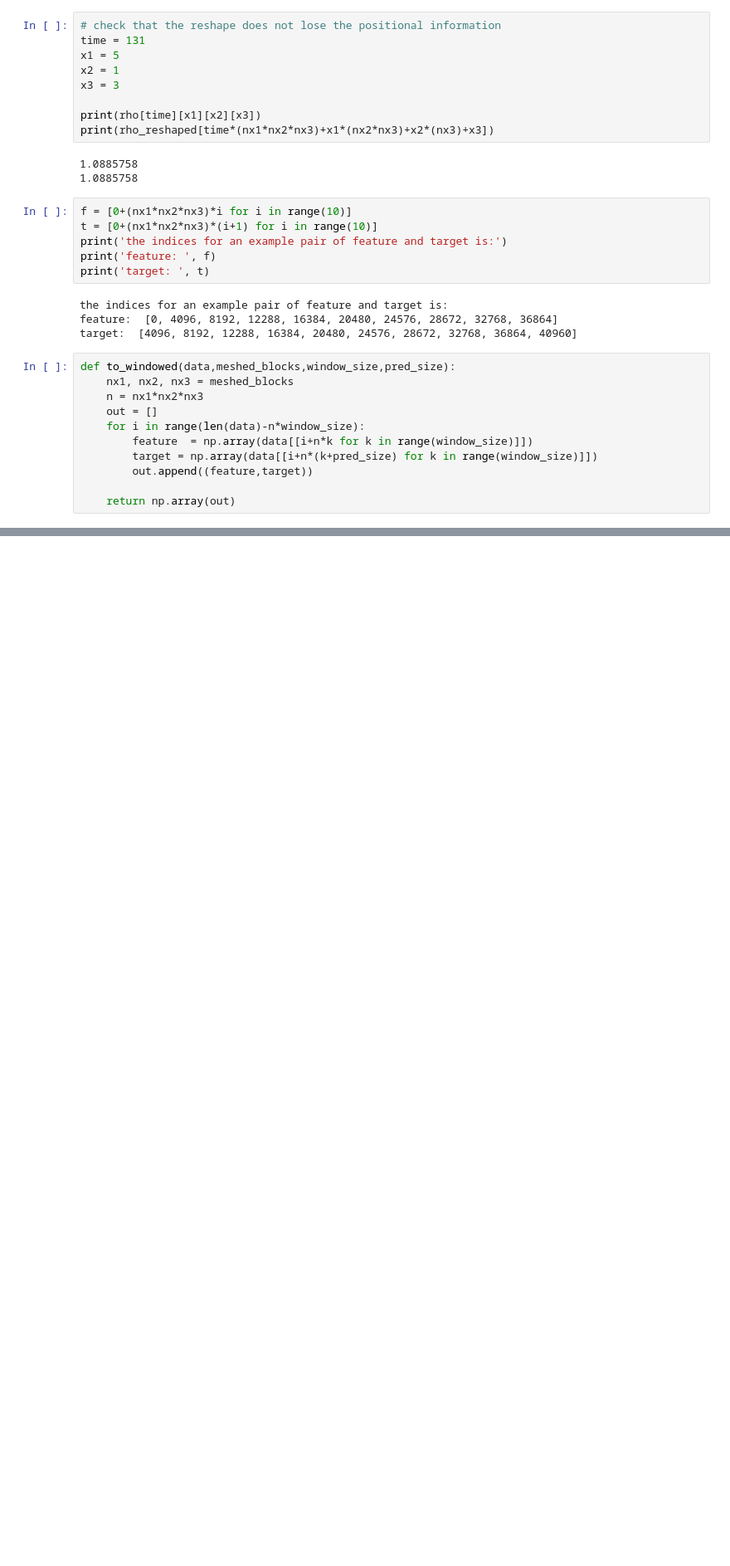
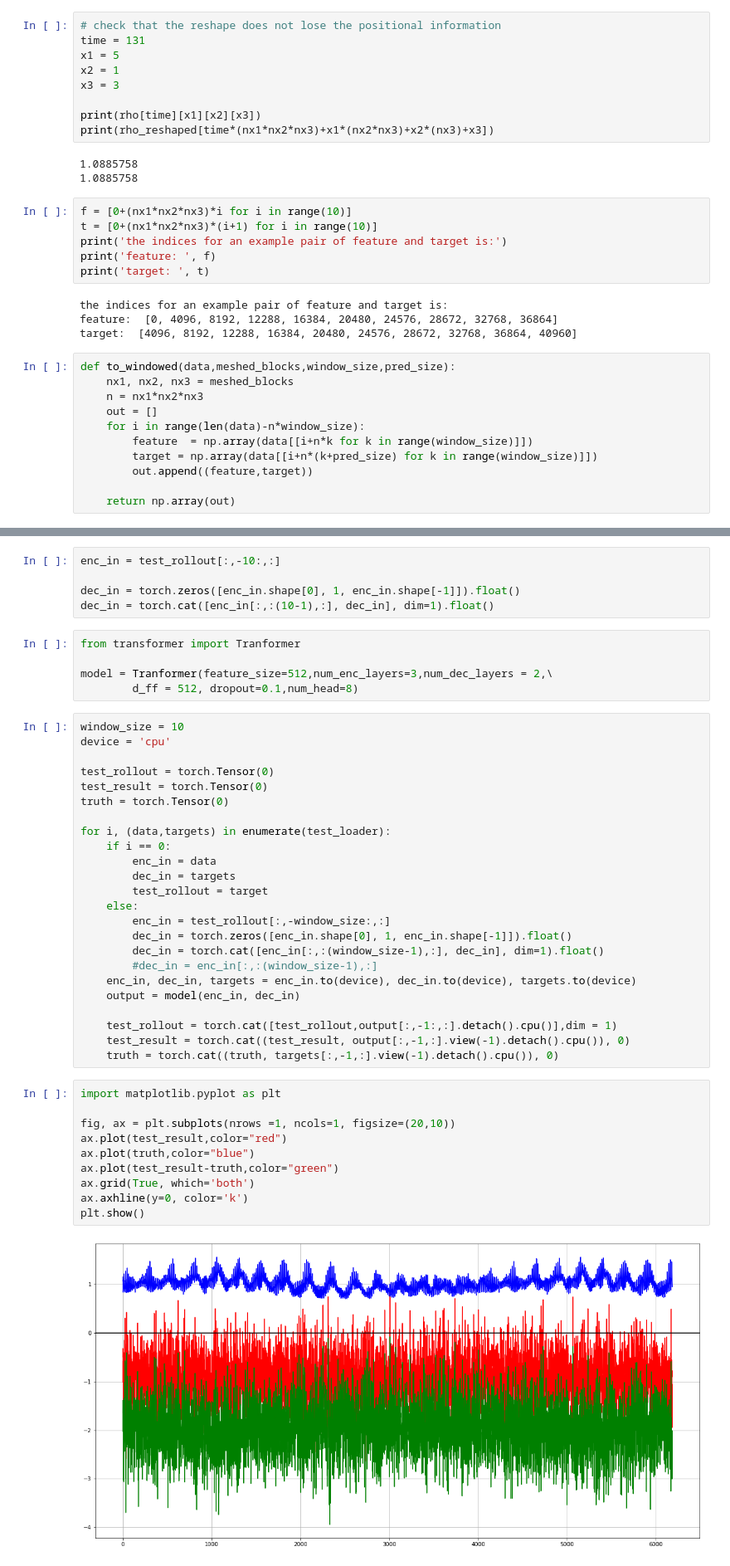
Before and after one commit to hhhhzy/NYU-Capstone, a Jupyter notebook: notebooks/turbulence_16/data_explore_rho_copy.ipynb, the cells around one changed output, grey strips where cells are left out. Shown at 83% size. Saved outputs shown, nothing was run; the diff lists cells and outputs as text; blank space fills up the shorter version.

```diff
--- a/notebooks/turbulence_16/data_explore_rho_copy.ipynb
+++ b/notebooks/turbulence_16/data_explore_rho_copy.ipynb
@@ -118,0 +247,46 @@ After adding the size of hidden layer, this would match with the required size t
+# %%
+enc_in = test_rollout[:,-10:,:]
+
+dec_in = torch.zeros([enc_in.shape[0], 1, enc_in.shape[-1]]).float()
+dec_in = torch.cat([enc_in[:,:(10-1),:], dec_in], dim=1).float()
+# %%
+from transformer import Tranformer
+
+model = Tranformer(feature_size=512,num_enc_layers=3,num_dec_layers = 2,\
+        d_ff = 512, dropout=0.1,num_head=8)
+# %%
+window_size = 10
+device = 'cpu'
+
+test_rollout = torch.Tensor(0)
+test_result = torch.Tensor(0)
+truth = torch.Tensor(0)
+
+for i, (data,targets) in enumerate(test_loader):
+    if i == 0:
+        enc_in = data
+        dec_in = targets
+        test_rollout = target
+    else:
+        enc_in = test_rollout[:,-window_size:,:]
+        dec_in = torch.zeros([enc_in.shape[0], 1, enc_in.shape[-1]]).float()
+        dec_in = torch.cat([enc_in[:,:(window_size-1),:], dec_in], dim=1).float()
+        #dec_in = enc_in[:,:(window_size-1),:]
+    enc_in, dec_in, targets = enc_in.to(device), dec_in.to(device), targets.to(device)
+    output = model(enc_in, dec_in)
+
+    test_rollout = torch.cat([test_rollout,output[:,-1:,:].detach().cpu()],dim = 1)
+    test_result = torch.cat((test_result, output[:,-1,:].view(-1).detach().cpu()), 0)
+    truth = torch.cat((truth, targets[:,-1,:].view(-1).detach().cpu()), 0)
+# %%
+import matplotlib.pyplot as plt
+
+fig, ax = plt.subplots(nrows =1, ncols=1, figsize=(20,10))
+ax.plot(test_result,color="red")
+ax.plot(truth,color="blue")
+ax.plot(test_result-truth,color="green")
+ax.grid(True, which='both')
+ax.axhline(y=0, color='k')
+plt.show()
+# %% [output]
+[figure, added]
```
Also changed, not shown: parts of 23 cells of this notebook.
